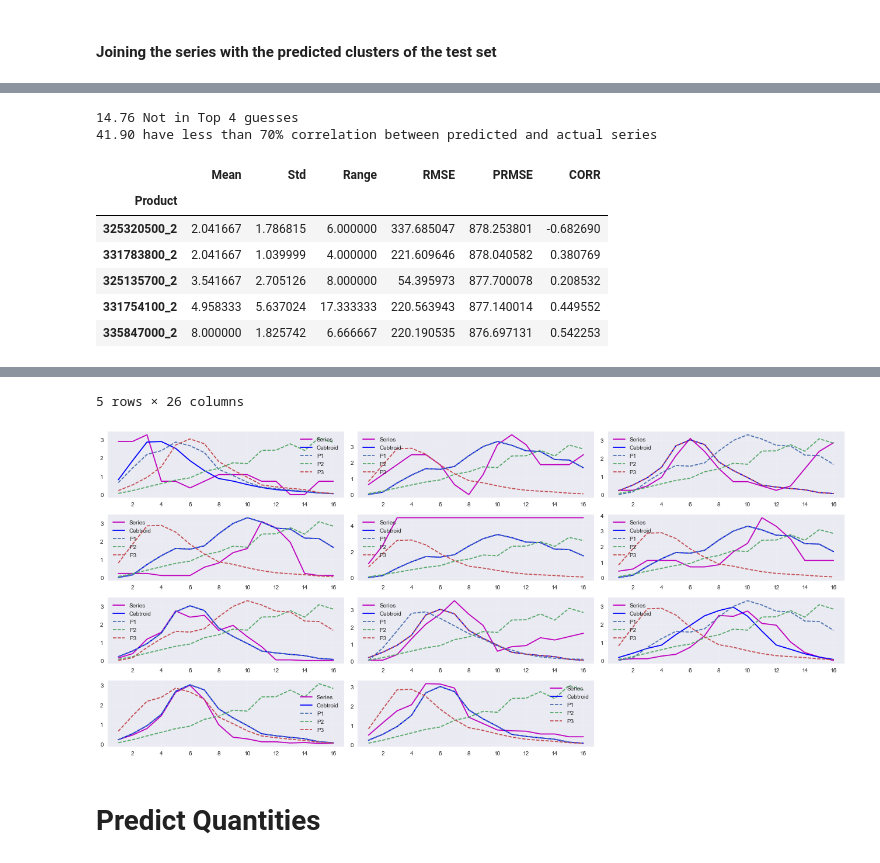
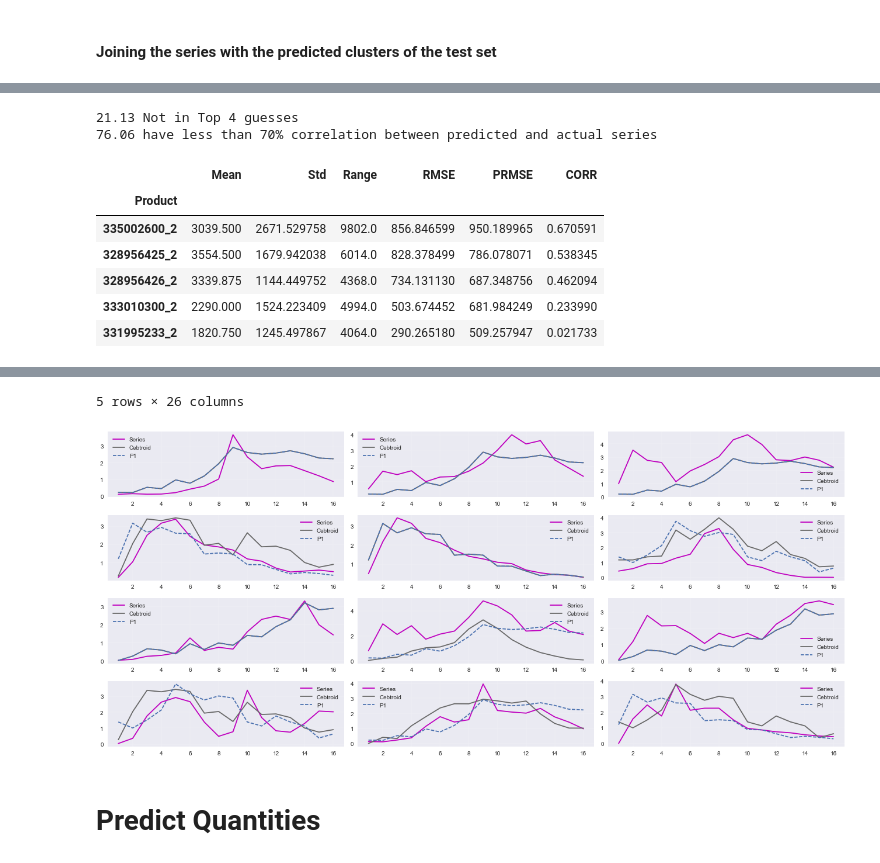
Before and after one commit to imad24/pc_clustering, a Jupyter notebook: notebooks/Cerf7/0.4-imad-cluster-analysis.ipynb, the cells around one changed output, grey strips where cells are left out. Drawn from its saved outputs; the diff is of its cells as text; code cells hidden in the pictures.

```diff
--- a/notebooks/Cerf7/0.4-imad-cluster-analysis.ipynb
+++ b/notebooks/Cerf7/0.4-imad-cluster-analysis.ipynb
@@ -71,12 +71,16 @@ The autoreload extension is already loaded. To reload it, use:
 Data set succefully made !
 encoders saved
 # %%
-file_name = "7C_euc_p2_clustering_clean_week_v3.csv"
+s = "Spring"
+v = 1
+file_name = "7C_euc_p2_clustering_clean_week_%s_v%d.csv"%(s,v)
 
 #Series files
-season = s="Autumn"
-clean_df = prp.load_file("product_p2_clean_full_%s"%s, type_= "I",version=1).set_index("Product").astype(np.float64)
-zclean_df = prp.load_file("product_z_p2_clean_%s"%s, type_= "P",version=1).set_index("Product").astype(np.float64)
+raw_df = prp.load_file("product_sales_raw", type_= "I",version=None).set_index("Product").astype(np.float64)
+raw_df.columns = range(1,len(raw_df.columns)+1)
+
+clean_df = prp.load_file("product_p2_clean_full_%s"%s, type_= "I",version=None).set_index("Product").astype(np.float64)
+zclean_df = prp.load_file("product_z_p2_clean_%s"%s, type_= "P",version=v).set_index("Product").astype(np.float64)
 
 #clustering result
 prd_cluster_df = pd.read_csv(models_path+file_name, sep=';', encoding='utf-8').drop('Unnamed: 0',axis=1).set_index('Product')
@@ -88,5 +92,6 @@ features_df.Ldate = features_df.Ldate.apply(lambda x:str(x))
 features_list =  ["Color","Size","Ldate","Age Group","Person","Pname","Ptype","Tprice","Currency","Sales Season"] + ["Cluster"]
 
 df = features_df.join(prd_cluster_df,how="inner")[features_list]
-df.head()
+
+clean_df.head()
 # %% [output]
@@ -207,7 +212,7 @@ avg / total       0.43      0.42      0.42       210
 argsorted = np.fliplr(np.argsort(y_pred_proba, axis=1))
 nguess = argsorted[:,0:4]+1
 
-series_df = clean_df.copy()
+series_df = raw_df.copy()
 predictions = nguess
 n_pred = predictions.shape[1]
 pred_df = pd.DataFrame(predictions,columns=["PC%d"%g for g in np.arange(n_pred)+1 ],index=X_test.index)
@@ -222,5 +227,5 @@ product_centroid = X_test.join(prd_cluster_df)[["Cluster","Centroid"]]
 full_series = pred_df.join(product_centroid.join(series_df.astype(np.float64), how="inner"),how="inner")
 
 print(full_series.shape)
-display(full_series.sort_index().head())
+display(full_series.sort_index().head().iloc[:,-17:])
 # %% [output]
@@ -294,21 +305,21 @@ print("%.2f have less than 70%% correlation between predicted and actual series"
 
 results[results.PRMSE != results.RMSE].nlargest(210,"PRMSE").head(5)
 # %% [output]
-14.76 Not in Top 4 guesses
-41.90 have less than 70% correlation between predicted and actual series
+21.13 Not in Top 4 guesses
+76.06 have less than 70% correlation between predicted and actual series
 |  | Mean | Std | Range | RMSE | PRMSE | CORR |
 | Product |  |  |  |  |  |  |
-| 325320500_2 | 2.041667 | 1.786815 | 6.000000 | 337.685047 | 878.253801 | -0.682690 |
-| 331783800_2 | 2.041667 | 1.039999 | 4.000000 | 221.609646 | 878.040582 | 0.380769 |
-| 325135700_2 | 3.541667 | 2.705126 | 8.000000 | 54.395973 | 877.700078 | 0.208532 |
-| 331754100_2 | 4.958333 | 5.637024 | 17.333333 | 220.563943 | 877.140014 | 0.449552 |
-| 335847000_2 | 8.000000 | 1.825742 | 6.666667 | 220.190535 | 876.697131 | 0.542253 |
+| 335002600_2 | 3039.500 | 2671.529758 | 9802.0 | 856.846599 | 950.189965 | 0.670591 |
+| 328956425_2 | 3554.500 | 1679.942038 | 6014.0 | 828.378499 | 786.078071 | 0.538345 |
+| 328956426_2 | 3339.875 | 1144.449752 | 4368.0 | 734.131130 | 687.348756 | 0.462094 |
+| 333010300_2 | 2290.000 | 1524.223409 | 4994.0 | 503.674452 | 681.984249 | 0.233990 |
+| 331995233_2 | 1820.750 | 1245.497867 | 4064.0 | 290.265180 | 509.257947 | 0.021733 |
 # %%
 bad = p_series[p_series.PRMSE != p_series.RMSE].nlargest(210,"PRMSE")
 good = p_series[p_series.CORR>0.8]
 
 
-disp = p_series.iloc[:,:-3].loc[bad.index[0:11]]
+disp = p_series.iloc[:,:-3].loc[bad.index[0:12]]
 display(disp.head())
 
 
@@ -333,10 +344,10 @@ for index,values in disp.iterrows():
 
     plt.subplot(4,3,i)
     plt.plot(series,label="Series",c='m')
-    plt.plot(c_series,label="Cebtroid",c='b')
+    plt.plot(c_series,label="Cebtroid",c='dimgrey')
     plt.plot(predicted_series,label="P1",ls='--')
-    plt.plot(p2,label="P2",ls='--')
-    plt.plot(p3,label="P3",ls='--')
+#     plt.plot(p2,label="P2",ls='--')
+#     plt.plot(p3,label="P3",ls='--')
     #plt.plot(p4,label="P4",ls='--')
 
     #show the centroid as well
@@ -360,5 +371,5 @@ plt.show()
 5 rows × 26 columns
-[figure, old version]
+[figure, new version]
 # %% [markdown]
 # Predict Quantities
 # %% [markdown]
```
Also changed, not shown: parts of 19 cells of this notebook, 21 other files.
